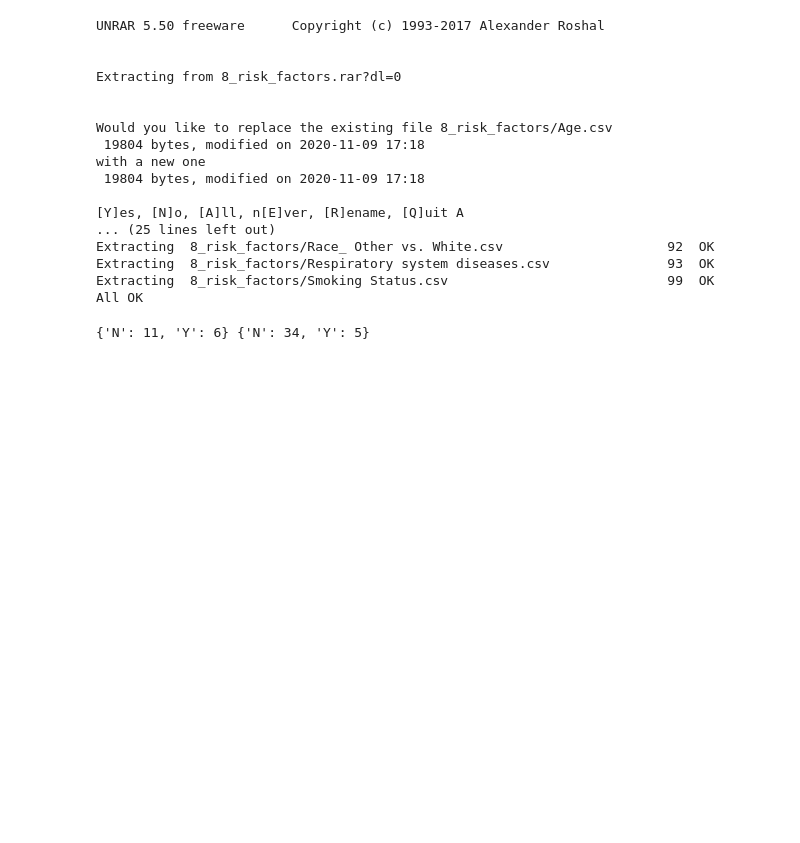
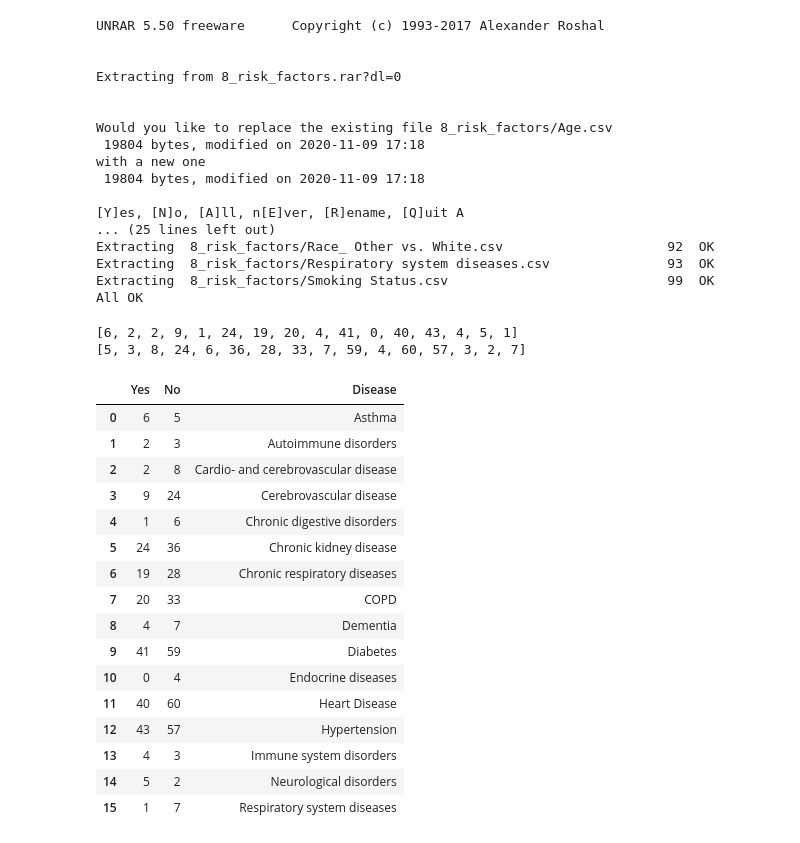
Before and after one commit to spshreya/python_prac, a Jupyter notebook: covid_project.ipynb, the cells around one changed output. Drawn from its saved outputs; the diff is of its cells as text; code cells hidden in the pictures; blank space fills up the shorter version.

```diff
--- a/covid_project.ipynb
+++ b/covid_project.ipynb
@@ -54,9 +54,10 @@ from google.colab.patches import cv2_imshow
 import cv2
 # %%
 pth= '8_risk_factors/'
-categories= ['Age.csv','Asthma.csv']
-dicty={}
-dictn={}
+categories= ['Asthma.csv','Autoimmune disorders.csv','Cardio- and cerebrovascular disease.csv','Cerebrovascular disease.csv','Chronic digestive disorders.csv','Chronic kidney disease.csv','Chronic respiratory diseases.csv','COPD.csv',
+             'Dementia.csv','Diabetes.csv','Endocrine diseases.csv','Heart Disease.csv','Hypertension.csv','Immune system disorders.csv','Neurological disorders.csv','Respiratory system diseases.csv']
+lsty=[]
+lstn=[]
 for i in categories:
   path= os.path.join(pth, i)
   dataf= pd.read_csv(path)
@@ -67,9 +68,11 @@ for i in categories:
       y+=1
     else:
       n+=1
-  dicty[i]=y
-  dictn[i]=n
+  lsty.append(y)
+  lstn.append(n)
 
-print(dicty,dictn)
+print(lsty)
+print(lstn)
 # %% [output]
-{'N': 11, 'Y': 6} {'N': 34, 'Y': 5}
+[6, 2, 2, 9, 1, 24, 19, 20, 4, 41, 0, 40, 43, 4, 5, 1]
+[5, 3, 8, 24, 6, 36, 28, 33, 7, 59, 4, 60, 57, 3, 2, 7]
@@ -75,0 +85,20 @@ print(dicty,dictn)
+# %%
+df1
+# %% [output]
+|  | Yes | No | Disease |
+| 0 | 6 | 5 | Asthma |
+| 1 | 2 | 3 | Autoimmune disorders |
+| 2 | 2 | 8 | Cardio- and cerebrovascular disease |
+| 3 | 9 | 24 | Cerebrovascular disease |
+| 4 | 1 | 6 | Chronic digestive disorders |
+| 5 | 24 | 36 | Chronic kidney disease |
+| 6 | 19 | 28 | Chronic respiratory diseases |
+| 7 | 20 | 33 | COPD |
+| 8 | 4 | 7 | Dementia |
+| 9 | 41 | 59 | Diabetes |
+| 10 | 0 | 4 | Endocrine diseases |
+| 11 | 40 | 60 | Heart Disease |
+| 12 | 43 | 57 | Hypertension |
+| 13 | 4 | 3 | Immune system disorders |
+| 14 | 5 | 2 | Neurological disorders |
+| 15 | 1 | 7 | Respiratory system diseases |
```
Also changed, not shown: parts of 4 cells of this notebook.
